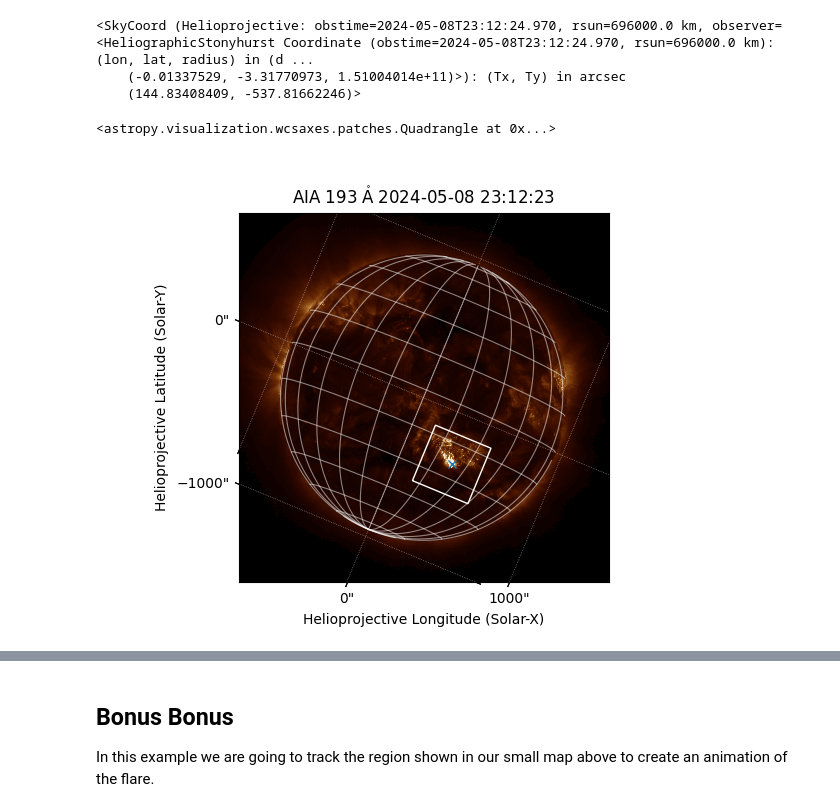
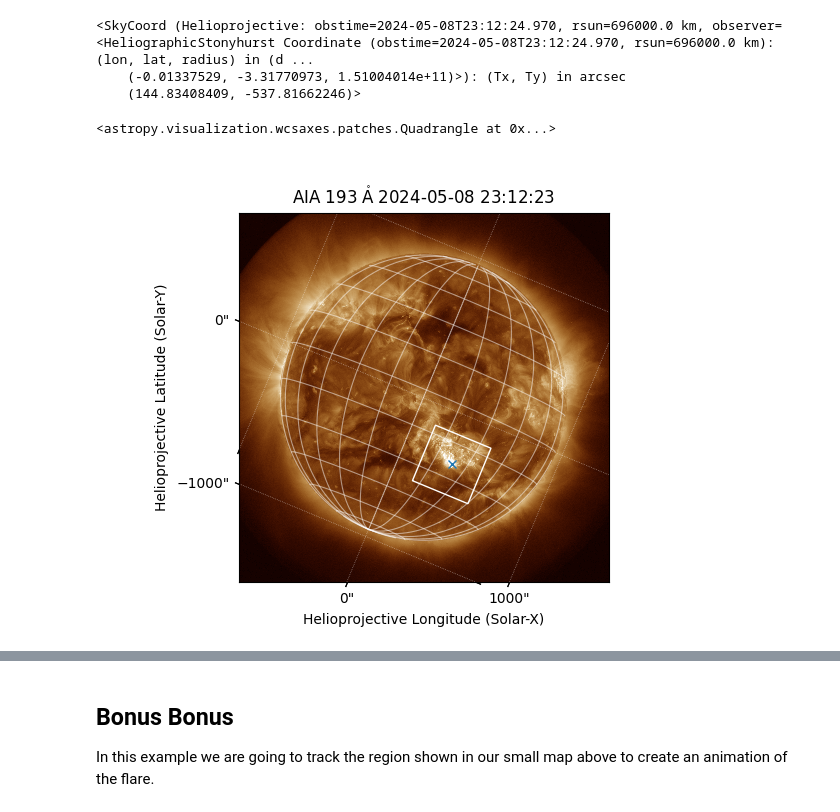
Before and after one commit to aperiosoftware/stfc_summer_school_2024, a Jupyter notebook: 2024.ipynb, the cells around one changed output, grey strips where cells are left out. Cells and saved outputs as stored; diff of their text form; code cells hidden in the pictures.

```diff
--- a/2024.ipynb
+++ b/2024.ipynb
@@ -474,16 +474,16 @@ flare_bottom_left
 # %%
 plt.figure()
 ax = plt.subplot(projection=nearest_map)
 
-nearest_map.plot(norm=plt.Normalize())
+nearest_map.plot()
 nearest_map.draw_grid()
 
 ax.plot_coord(flare_world_coordinates, marker='x')
 
 nearest_map.draw_quadrangle(bottom_left=flare_bottom_left, width=roi_width, height=roi_height)
 # %% [output]
 <astropy.visualization.wcsaxes.patches.Quadrangle at 0x...>
-[figure, old version]
+[figure, new version]
 # %%
 small_map = nearest_map.submap(bottom_left=flare_bottom_left, width=roi_width, height=roi_height)
 small_map
```
Also changed, not shown: 1 other file.
